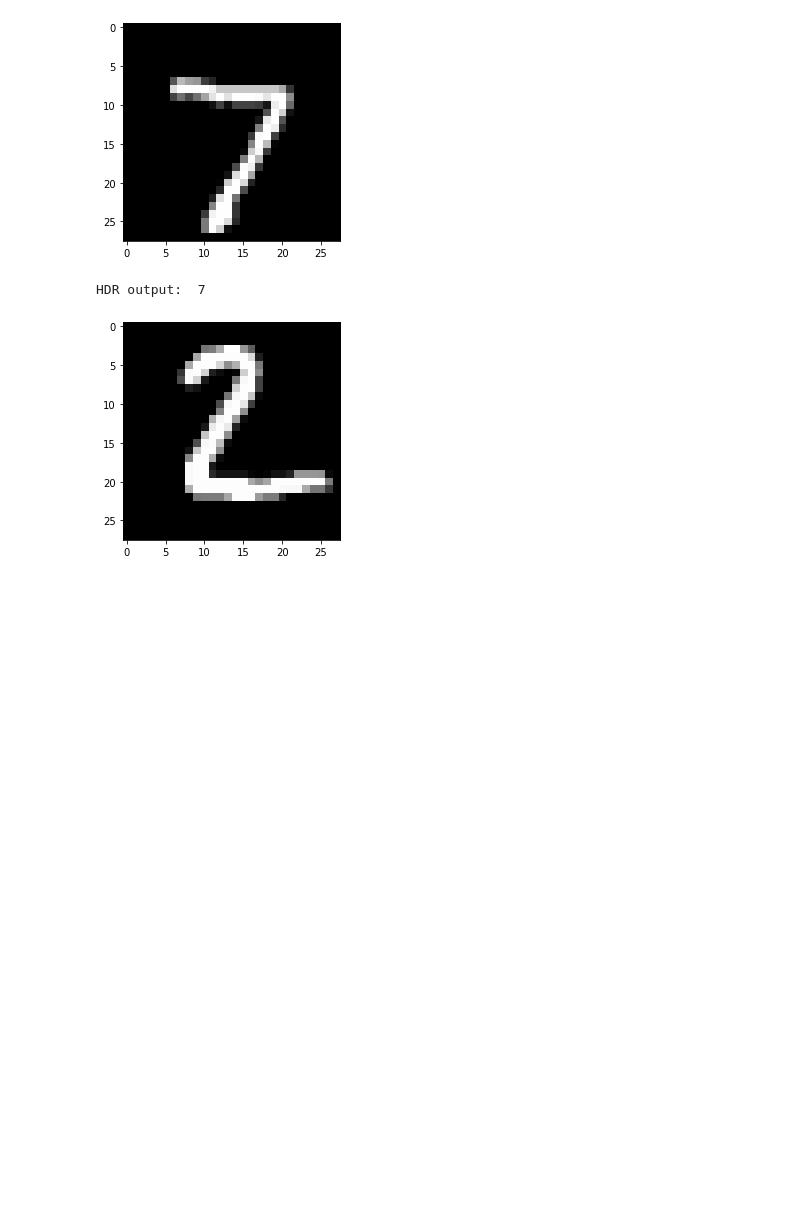
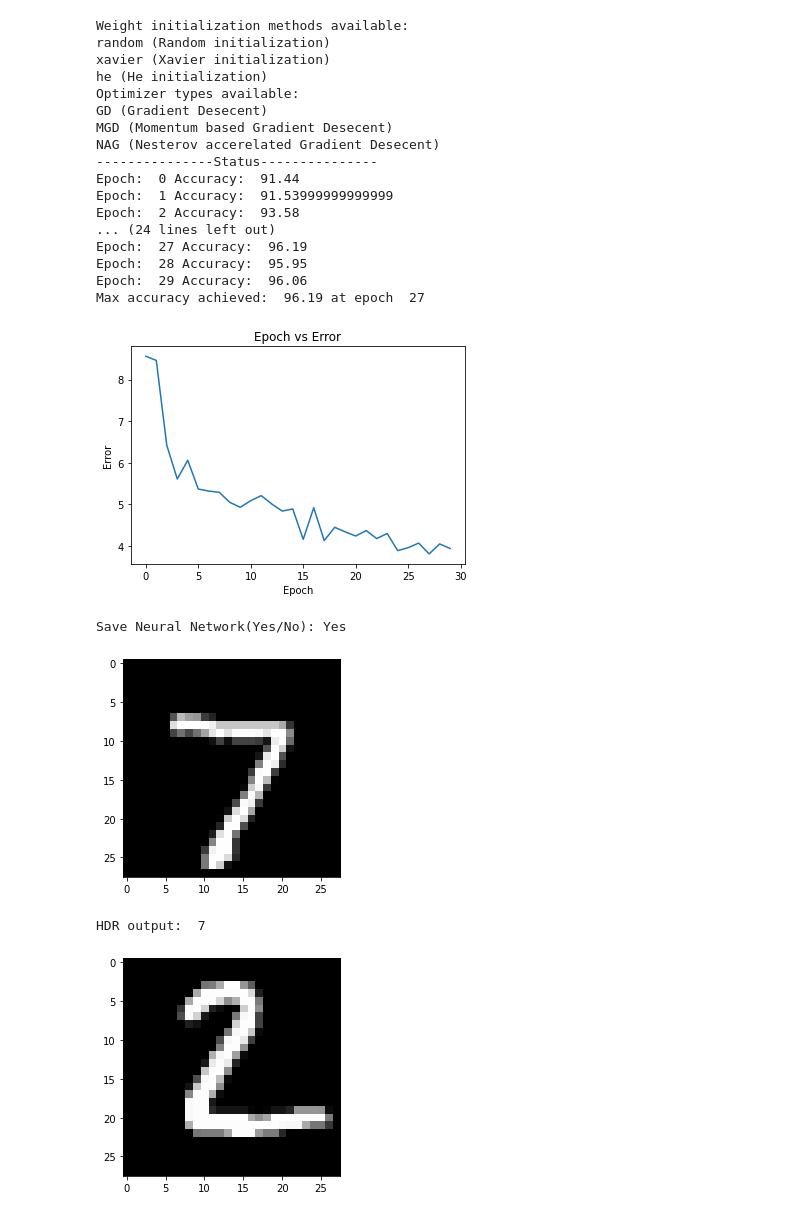
Before and after one commit to Taarak9/DL-Projects, a Jupyter notebook: src/FNN/hdr_fnn.ipynb, the cells around one changed output. Cells and saved outputs as stored; diff of their text form; code cells hidden in the pictures; blank space fills up the shorter version.

```diff
--- a/src/FNN/hdr_fnn.ipynb
+++ b/src/FNN/hdr_fnn.ipynb
@@ -16,7 +16,3 @@ training_data, validation_data, test_data = load_data_wrapper()
 hdr = FNN(784, "ce")
 hdr.add_layer(80, "sigmoid")
 hdr.add_layer(10, "sigmoid")
-# %%
-# Trained for 30 epochs using Stochastic Gradient Descent (mini-batch size = 10 and learning_rate = 3)
-# Displaying Test results
-hdr.compile(training_data, 30, 10, 3.0, 0.1, "GD", "mini_batch", True, test_data, "classification")
@@ -42,3 +19,25 @@ Max accuracy achieved:  97.66 at epoch  25
+# %%
+hdr.compile(training_data, test_data)
+# %% [output]
+Weight initialization methods available:
+random (Random initialization)
+xavier (Xavier initialization)
+he (He initialization)
+Optimizer types available:
+GD (Gradient Desecent)
+MGD (Momentum based Gradient Desecent)
+NAG (Nesterov accerelated Gradient Desecent)
+---------------Status---------------
+Epoch:  0 Accuracy:  91.44
+Epoch:  1 Accuracy:  91.53999999999999
+Epoch:  2 Accuracy:  93.58
+... (24 lines left out)
+Epoch:  27 Accuracy:  96.19
+Epoch:  28 Accuracy:  95.95
+Epoch:  29 Accuracy:  96.06
+Max accuracy achieved:  96.19 at epoch  27
+[figure, added]
+Save Neural Network(Yes/No): Yes
 # %%
 def display_image(input_vector) :
     image = np.reshape(input_vector, (28, 28))
```
Also changed, not shown: parts of 1 cell of this notebook, 1 other file.
